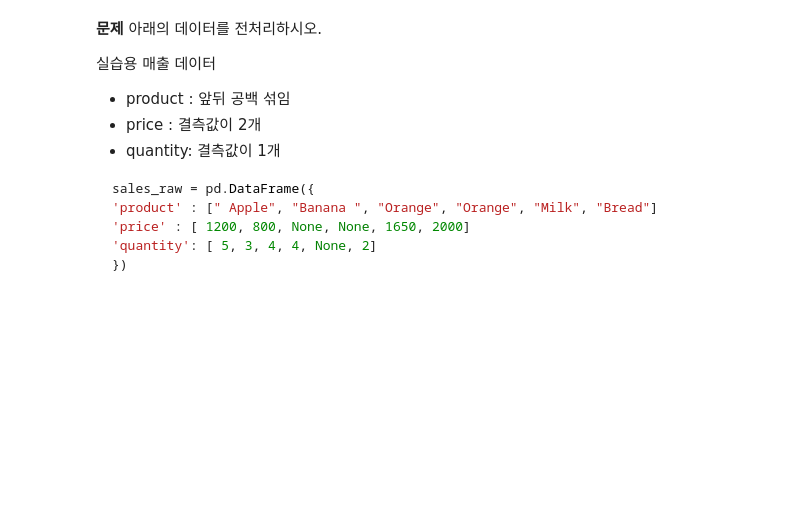
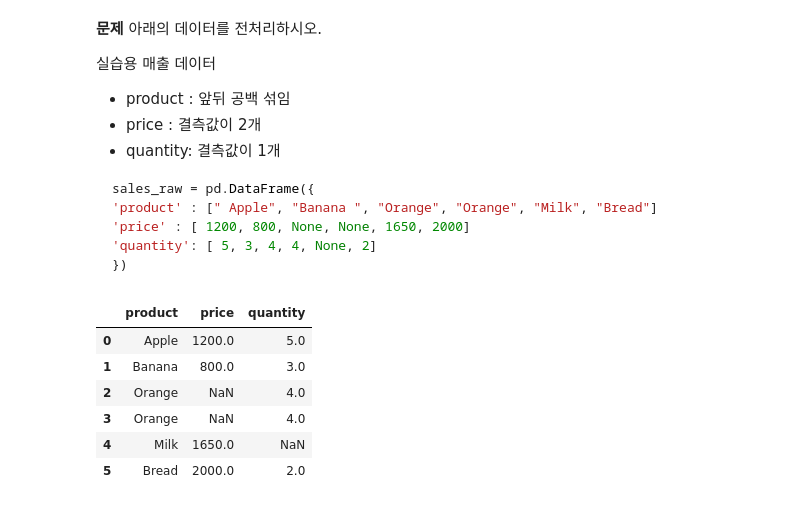
Before and after one commit to delimsjg30317-sv/daeilm-2-3-ai-programming, a Jupyter notebook: 10주차.ipynb, the cells around one changed output. Cells and saved outputs as stored; diff of their text form; code cells hidden in the pictures; blank space fills up the shorter version.

````diff
--- a/10주차.ipynb
+++ b/10주차.ipynb
@@ -252,3 +252,18 @@ sales_raw = pd.DataFrame({
 'quantity': [ 5, 3, 4, 4, None, 2]
 })
 ```
+# %%
+sales_raw = pd.DataFrame({
+    'product' : [" Apple", "Banana ", "Orange", "Orange", "Milk", "Bread"],
+    'price' : [1200, 800, None, None, 1650, 2000],
+    'quantity': [5, 3, 4, 4, None, 2]
+})
+sales_raw
+# %% [output]
+|  | product | price | quantity |
+| 0 | Apple | 1200.0 | 5.0 |
+| 1 | Banana | 800.0 | 3.0 |
+| 2 | Orange | NaN | 4.0 |
+| 3 | Orange | NaN | 4.0 |
+| 4 | Milk | 1650.0 | NaN |
+| 5 | Bread | 2000.0 | 2.0 |
````
Also changed, not shown: parts of 13 cells of this notebook.
